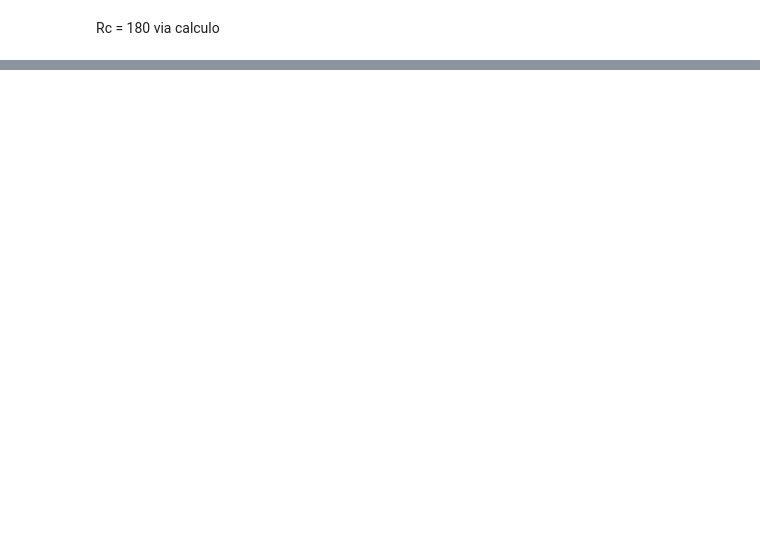
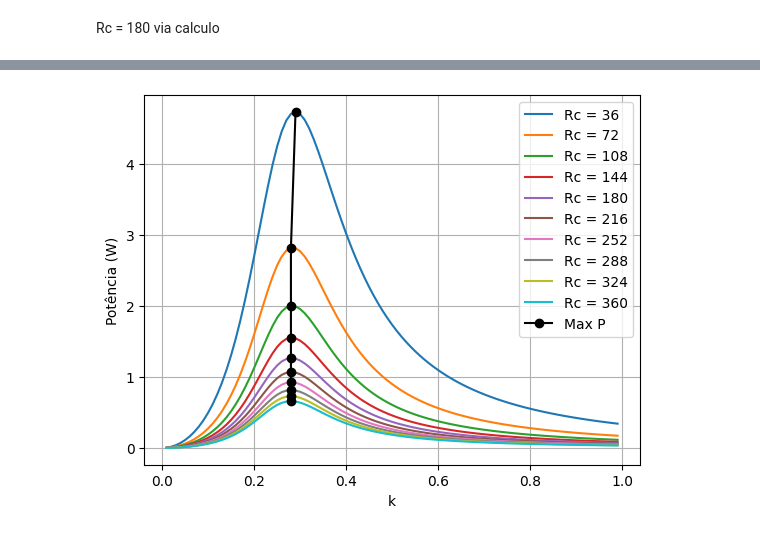
Before and after one commit to lnasser11/ProjetoEletroMag, a Jupyter notebook: projetoarrumado.ipynb, the cells around one changed output, grey strips where cells are left out. Saved outputs shown, nothing was run; the diff lists cells and outputs as text; code cells hidden in the pictures; blank space fills up the shorter version.

```diff
--- a/projetoarrumado.ipynb
+++ b/projetoarrumado.ipynb
@@ -320,0 +359,40 @@ Rc = 180 via calculo
+# %%
+n=0
+Rc_list = np.arange(0, 396, 36)
+k_list = np.arange(0.01, 1, 0.01)
+
+max_pot = []
+
+for Rc in Rc_list[1:]:
+    V2_list5 = []
+    P_list = []
+
+    for k in k_list:
+        n = n + 1
+        M = k * sqrt(L**2)
+        XM = 1j * w * M
+        i1, i2 = CalculaLeonardo(Uf, Rc)
+        V2 = ((Rc*XC)/(Rc+XC))*i2
+        V2_list5.append(abs(V2))
+
+        P = ((V2)**2)/Rc
+
+        P_list.append(abs(P))
+
+    max_index = np.argmax(P_list)
+    max_k = k_list[max_index]
+    max_P = P_list[max_index]
+    max_pot.append((max_k, max_P))
+    max_k_values, max_P_values = zip(*max_pot)
+
+    plt.plot(k_list, P_list, label="Rc = " + str(Rc))
+
+plt.plot(max_k_values, max_P_values, 'o-', label='Max P', color='black')
+
+plt.xlabel("k")
+plt.ylabel("Potência (W)")
+plt.legend()
+plt.grid()
+plt.show()
+# %% [output]
+[figure, added]
```
Also changed, not shown: parts of 7 cells of this notebook, 3 other files.
